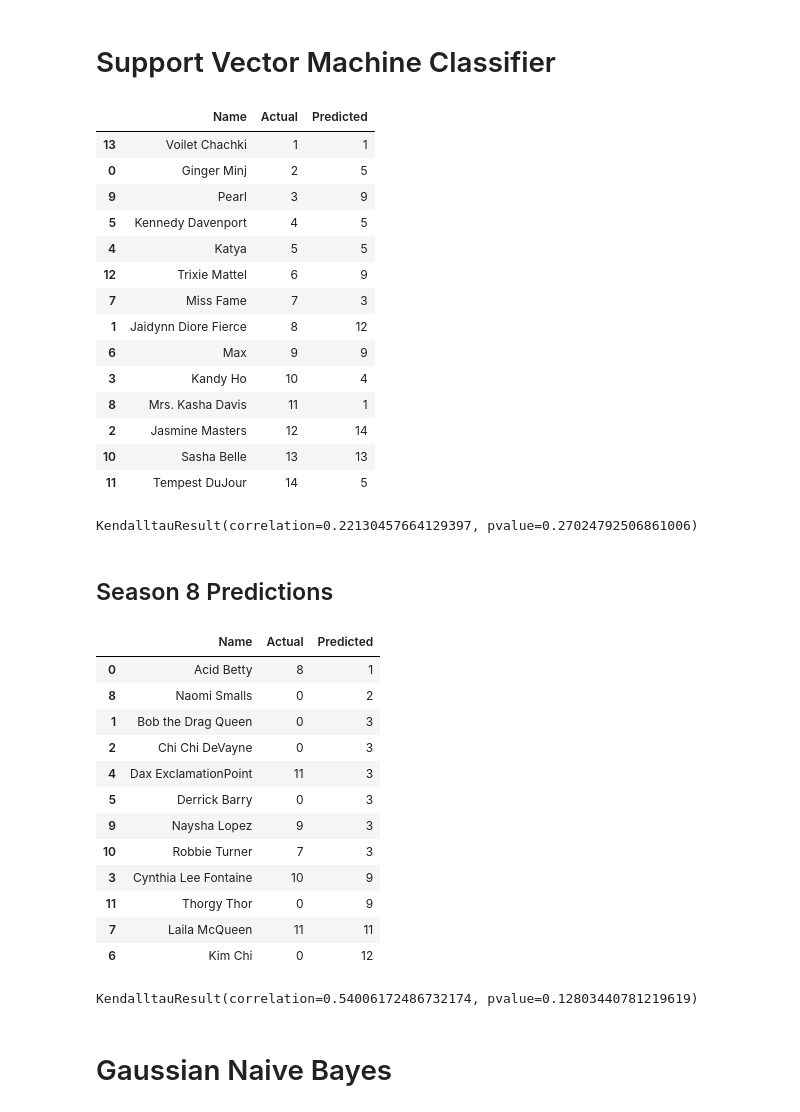
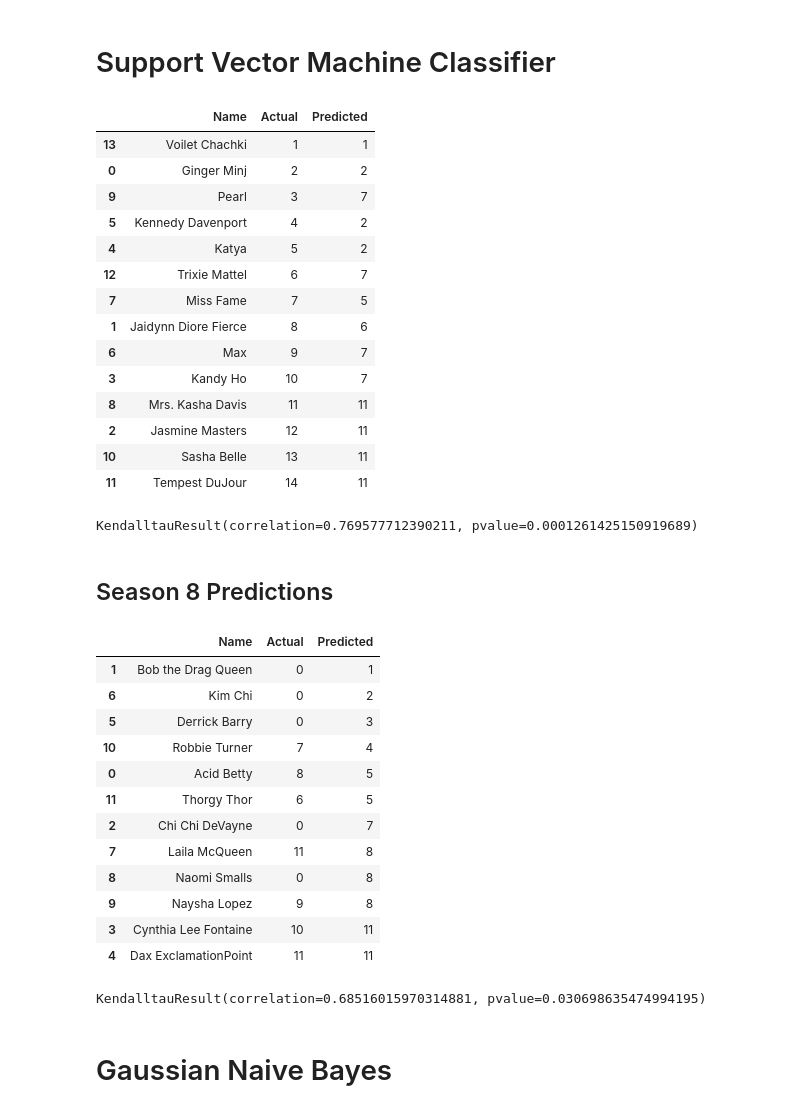
Before and after one commit to telliott27/rupaulsdragrace, a Jupyter notebook: Drag Race.ipynb, the cells around one changed output. Drawn from its saved outputs; the diff is of its cells as text; code cells hidden in the pictures.

```diff
--- a/Drag Race.ipynb
+++ b/Drag Race.ipynb
@@ -11,6 +12,18 @@ theData= theData.fillna(0)
 queens = theData.groupby('Name').max()
 queens = queens.reset_index(drop=False)
 #queens.iloc[1:10,:]
+# %%
+# create a function to scale the data for us
+def scaleQueens(df):
+    """Scale Age, Wins, Highs, Lows, and Lipsyncs in feature data frames"""
+    df = df.copy(deep=True)
+    df['Age'] = scale(df['Age'])
+    df['Wins'] = scale(df['Wins'])
+    df['Highs'] = scale(df['Highs'])
+    df['Lows'] = scale(df['Lows'])
+    df['Lipsyncs'] = scale(df['Lipsyncs'])
+    df['Season'] = df['Season']/8
+    return df
 # %%
 #queens.loc[queens.Place==1,:]
 # %%
@@ -26,3 +39,8 @@ season7 = season7.reset_index(drop=True)
 season8 = queens.loc[queens.Season==8,['Name','Place']]
 season8.columns = ['Name','Actual']
 season8 = season8.reset_index(drop=True)
+# %%
+XtrainS = scaleQueens(Xtrain)
+XtestS = scaleQueens(Xtest)
+season8XS = scaleQueens(season8X)
+XtestS
@@ -30,10 +64,10 @@ season8 = season8.reset_index(drop=True)
 # Support Vector Machine Classifier
 # %%
 from sklearn.svm import SVC
-model = SVC()
-model.fit(Xtrain,ytrain)
+model = SVC(kernel='rbf',gamma=0.01,C=10)
+model.fit(XtrainS,ytrain)
 
-yfit = model.predict(Xtest)
+yfit = model.predict(XtestS)
 yfitpd = pd.DataFrame(yfit)
 yfitpd['Name'] = season7.Name
 yfitpd.columns = ['Predicted','Name']
@@ -44,52 +78,52 @@ svc7
 # %% [output]
 |  | Name | Actual | Predicted |
 | 13 | Voilet Chachki | 1 | 1 |
-| 0 | Ginger Minj | 2 | 5 |
-| 9 | Pearl | 3 | 9 |
-| 5 | Kennedy Davenport | 4 | 5 |
-| 4 | Katya | 5 | 5 |
-| 12 | Trixie Mattel | 6 | 9 |
-| 7 | Miss Fame | 7 | 3 |
-| 1 | Jaidynn Diore Fierce | 8 | 12 |
-| 6 | Max | 9 | 9 |
-| 3 | Kandy Ho | 10 | 4 |
-| 8 | Mrs. Kasha Davis | 11 | 1 |
-| 2 | Jasmine Masters | 12 | 14 |
-| 10 | Sasha Belle | 13 | 13 |
-| 11 | Tempest DuJour | 14 | 5 |
+| 0 | Ginger Minj | 2 | 2 |
+| 9 | Pearl | 3 | 7 |
+| 5 | Kennedy Davenport | 4 | 2 |
+| 4 | Katya | 5 | 2 |
+| 12 | Trixie Mattel | 6 | 7 |
+| 7 | Miss Fame | 7 | 5 |
+| 1 | Jaidynn Diore Fierce | 8 | 6 |
+| 6 | Max | 9 | 7 |
+| 3 | Kandy Ho | 10 | 7 |
+| 8 | Mrs. Kasha Davis | 11 | 11 |
+| 2 | Jasmine Masters | 12 | 11 |
+| 10 | Sasha Belle | 13 | 11 |
+| 11 | Tempest DuJour | 14 | 11 |
 # %%
 kendalltau(svc7.Actual,svc7.Predicted)
 # %% [output]
-KendalltauResult(correlation=0.22130457664129397, pvalue=0.27024792506861006)
+KendalltauResult(correlation=0.769577712390211, pvalue=0.0001261425150919689)
 # %% [markdown]
 ## Season 8 Predictions
 # %%
-presentFit = model.predict(season8X)
+presentFit = model.predict(season8XS)
 presentFitPD = pd.DataFrame(presentFit)
 presentFitPD['Name'] = season8['Name']
 presentFitPD.columns = ['Predicted','Name']
 presentFitPD['Predicted'] = rankdata(presentFitPD.Predicted,method='min')
 svc8 = pd.merge(season8,presentFitPD).sort_values('Predicted')
 svc8
 # %% [output]
 |  | Name | Actual | Predicted |
-| 0 | Acid Betty | 8 | 1 |
-| 8 | Naomi Smalls | 0 | 2 |
-| 1 | Bob the Drag Queen | 0 | 3 |
-| 2 | Chi Chi DeVayne | 0 | 3 |
-| 4 | Dax ExclamationPoint | 11 | 3 |
+| 1 | Bob the Drag Queen | 0 | 1 |
+| 6 | Kim Chi | 0 | 2 |
 | 5 | Derrick Barry | 0 | 3 |
-| 9 | Naysha Lopez | 9 | 3 |
-| 10 | Robbie Turner | 7 | 3 |
-| 3 | Cynthia Lee Fontaine | 10 | 9 |
-| 11 | Thorgy Thor | 0 | 9 |
-| 7 | Laila McQueen | 11 | 11 |
-| 6 | Kim Chi | 0 | 12 |
+| 10 | Robbie Turner | 7 | 4 |
+| 0 | Acid Betty | 8 | 5 |
+| 11 | Thorgy Thor | 6 | 5 |
+| 2 | Chi Chi DeVayne | 0 | 7 |
+| 7 | Laila McQueen | 11 | 8 |
+| 8 | Naomi Smalls | 0 | 8 |
+| 9 | Naysha Lopez | 9 | 8 |
+| 3 | Cynthia Lee Fontaine | 10 | 11 |
+| 4 | Dax ExclamationPoint | 11 | 11 |
 # %%
 svc8tau = svc8.loc[svc8.Actual!=0,:]
 kendalltau(svc8tau.Actual,svc8tau.Predicted)
 # %% [output]
-KendalltauResult(correlation=0.54006172486732174, pvalue=0.12803440781219619)
+KendalltauResult(correlation=0.68516015970314881, pvalue=0.030698635474994195)
 # %% [markdown]
 # Gaussian Naive Bayes
 # %%
```
Also changed, not shown: parts of 20 cells of this notebook, 2 other files.
